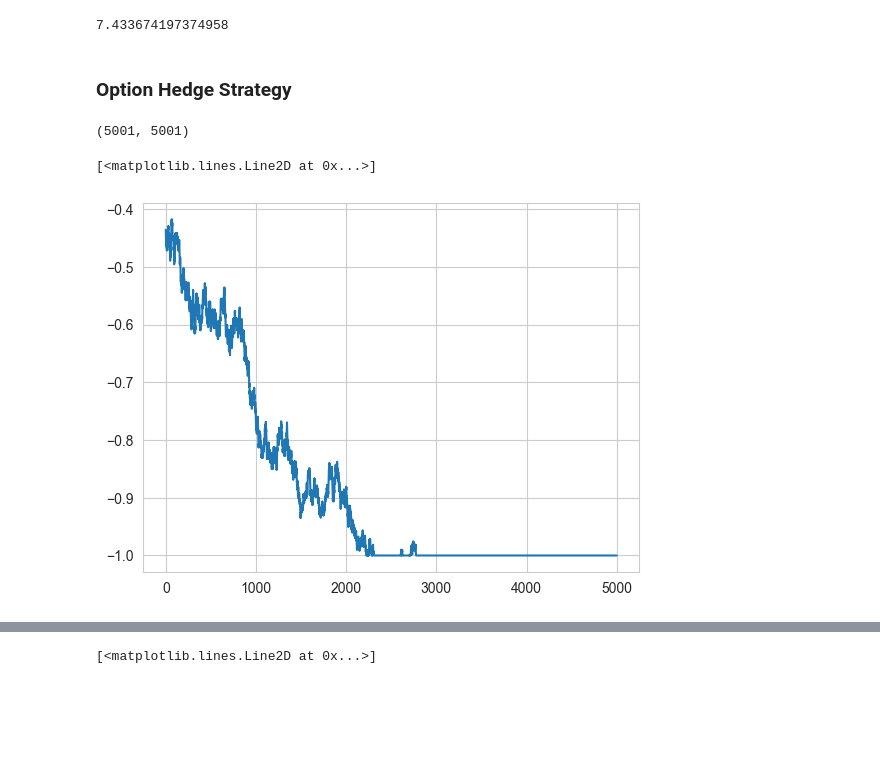
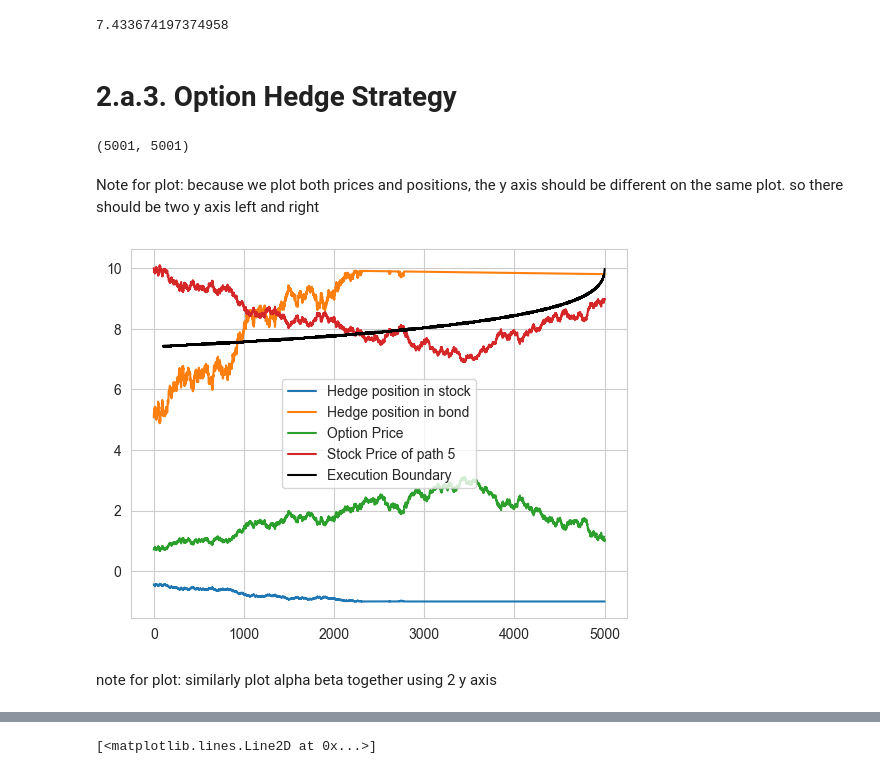
Before and after one commit to kaiwenShen/Pricing_Project1, a Jupyter notebook: Project1.ipynb, the cells around one changed output, grey strips where cells are left out. Drawn from its saved outputs; the diff is of its cells as text; code cells hidden in the pictures; blank space fills up the shorter version.

```diff
--- a/Project1.ipynb
+++ b/Project1.ipynb
@@ -52,0 +61,12 @@ for i in range(Ntrials - 1, -1, -1):
+# %%
+# calculate the option value
+Qs_option_tree = np.full((Ntrials + 1, Ntrials + 1), np.nan)
+Qs_option_tree[:, -1] = np.maximum(K - asset_tree[:, -1], 0)
+for i in range(Ntrials-1,-1,-1):
+    previous_u_numeraire = asset_tree[0:i+1,i+1]
+    previous_d_numeraire = asset_tree[1:i+2,i+1]
+    current_numeraire = asset_tree[0:i+1,i]
+    previous_B = np.exp(r*(i+1)/Ntrials)
+    Qs_option_tree[0:i+1,i] = (Qsu*Qs_option_tree[0:i+1,i+1]/previous_u_numeraire+Qsd*Qs_option_tree[1:i+2,i+1]/previous_d_numeraire)*current_numeraire
+    # consider american option early exercise
+    Qs_option_tree[0:i+1,i] = np.maximum(K-asset_tree[0:i+1,i],Qs_option_tree[0:i+1,i])
@@ -74,22 +144,14 @@ plt.plot(grouped_timestamp[1], execution_boundary)
-# %%
-T = 1
-S0 = 10
-K = 10
-mu = 0.05
-sigma = 0.2
-r = 0.02
-N = 5000
 # %%
-def sample_path(S0, T, N, r, mu, sigma):
-    timeStep = T / N
+def sample_path(S0, T, Ntrials, r, mu, sigma):
+    timeStep = T / Ntrials
     prob_epsilon_up = 0.5 * (1 + ((mu - r) - 0.5 * sigma ** 2) / sigma * np.sqrt(timeStep))
     Ntrials = 10_000
-    total_path = np.empty((Ntrials, N + 1))
+    total_path = np.empty((Ntrials, Ntrials + 1))
     total_path[:, 0] = S0
-    for i in range(N):
+    for i in range(Ntrials):
         U = np.random.rand(Ntrials)
         epsilon = 1 * (U < prob_epsilon_up) + (-1) * (U >= prob_epsilon_up)  # realization of epsilon
         total_path[:, i + 1] = total_path[:, i] * np.exp(r * timeStep + sigma * np.sqrt(timeStep) * epsilon)
     return total_path
 # %%
-total_path = sample_path(S0, T, N, r, mu, sigma)
+total_path = sample_path(S0, T, Ntrials, r, mu, sigma)
@@ -107,7 +172,7 @@ execution_boundary[0]
 # %% [output]
 7.433674197374958
 # %% [markdown]
-### Option Hedge Strategy
+# 2.a.3. Option Hedge Strategy
 # %%
 asset_tree.shape
 # %% [output]
@@ -133,8 +198,19 @@ option_price_path = []
 for time,price in enumerate(total_path[5,:]):
     location = np.where(np.abs(price - asset_tree[:,time])<0.0001)[0]# the tolerance is because memory accuracy
     option_price_path.append(Q_option_tree[location,time][0])
+# %% [markdown]
+Note for plot:
+because we plot both prices and positions, the y axis should be different on the same plot. so there should be two y axis left and right
 # %%
-plt.plot(alpha)
+plt.plot(alpha,label='Hedge position in stock')
+plt.plot(beta,label = 'Hedge position in bond')
+plt.plot(option_price_path,label='Option Price')
+plt.plot(total_path[5,:-1],label='Stock Price of path 5')
+plt.plot(grouped_timestamp[1], execution_boundary, label='Execution Boundary',color='black')
+plt.legend()
+plt.show()
 # %% [output]
-[<matplotlib.lines.Line2D at 0x...>]
-[figure, old version]
+[figure, new version]
+# %% [markdown]
+note for plot:
+similarly plot alpha beta together using 2 y axis
```
Also changed, not shown: parts of 15 cells of this notebook.
